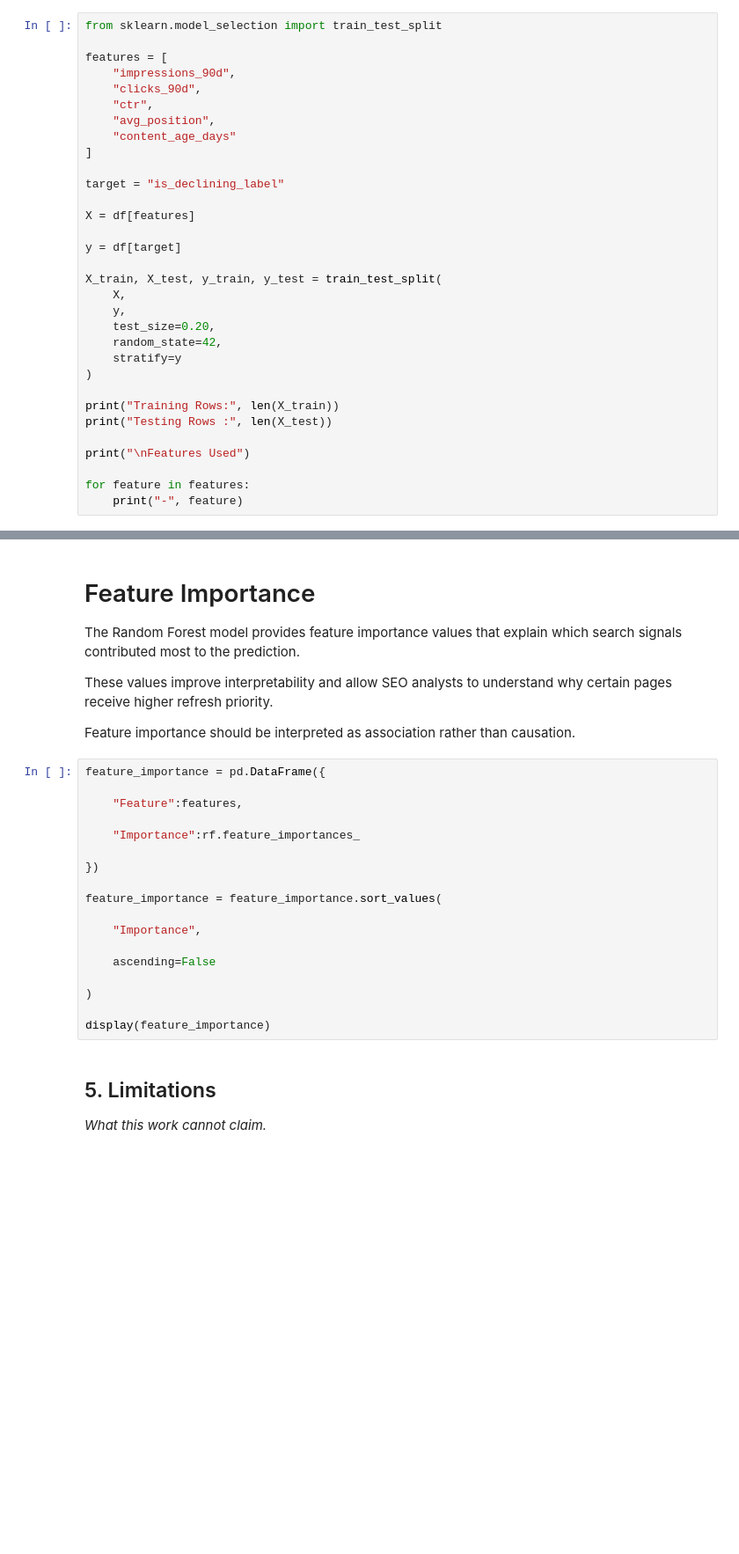
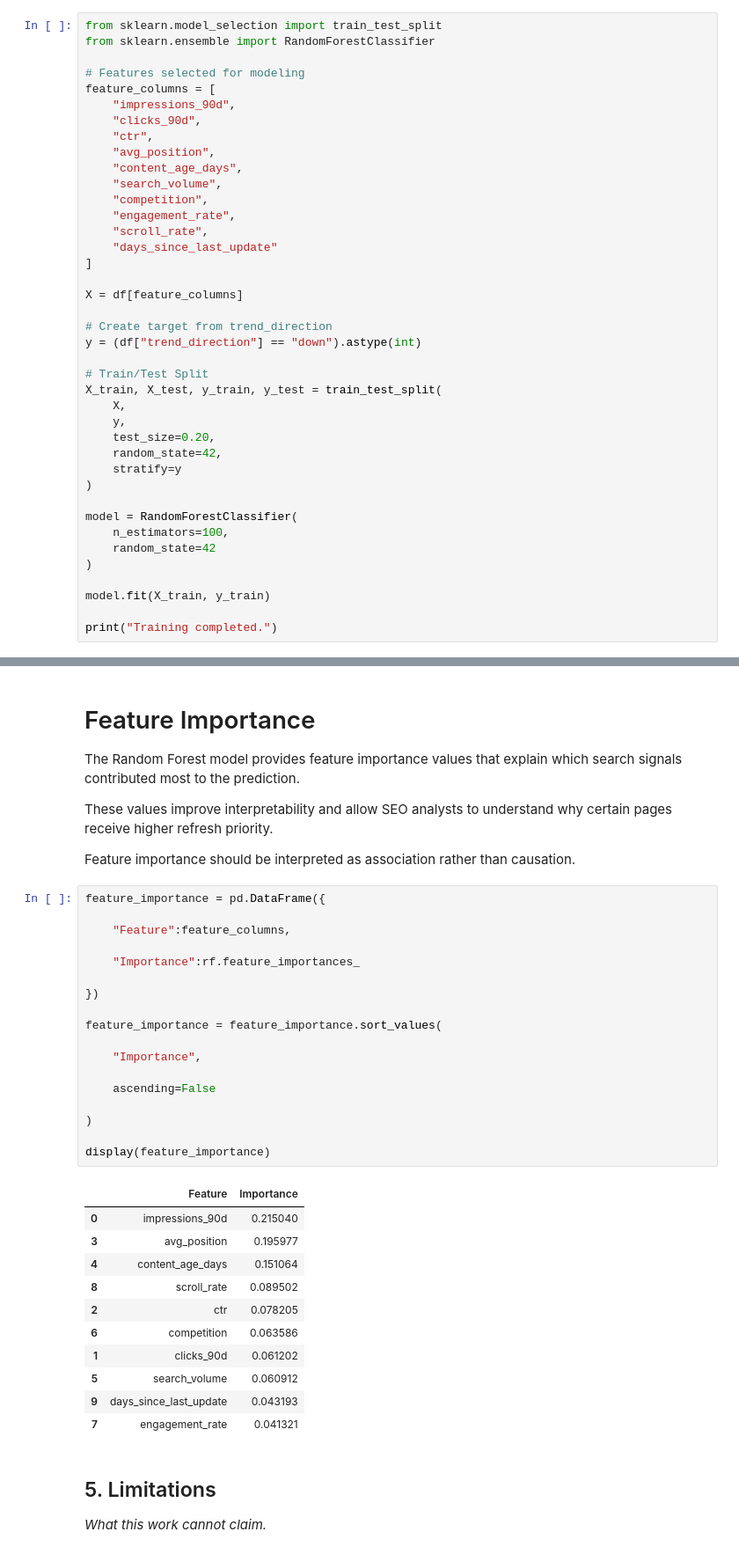
Before and after one commit to muneebulhaq02/flyrank-ml-internship, a Jupyter notebook: work/notebooks/capstone.ipynb, the cells around one changed output, grey strips where cells are left out. Shown at 88% size. Cells and saved outputs as stored; diff of their text form; blank space fills up the shorter version.

```diff
--- a/work/notebooks/capstone.ipynb
+++ b/work/notebooks/capstone.ipynb
@@ -171,20 +190,27 @@ This helps ensure honest evaluation.
 # %%
 from sklearn.model_selection import train_test_split
+from sklearn.ensemble import RandomForestClassifier
 
-features = [
+# Features selected for modeling
+feature_columns = [
     "impressions_90d",
     "clicks_90d",
     "ctr",
     "avg_position",
-    "content_age_days"
+    "content_age_days",
+    "search_volume",
+    "competition",
+    "engagement_rate",
+    "scroll_rate",
+    "days_since_last_update"
 ]
 
-target = "is_declining_label"
+X = df[feature_columns]
 
-X = df[features]
+# Create target from trend_direction
+y = (df["trend_direction"] == "down").astype(int)
 
-y = df[target]
-
+# Train/Test Split
 X_train, X_test, y_train, y_test = train_test_split(
     X,
     y,
@@ -193,10 +219,11 @@ X_train, X_test, y_train, y_test = train_test_split(
     stratify=y
 )
 
-print("Training Rows:", len(X_train))
-print("Testing Rows :", len(X_test))
+model = RandomForestClassifier(
+    n_estimators=100,
+    random_state=42
+)
 
-print("\nFeatures Used")
+model.fit(X_train, y_train)
 
-for feature in features:
-    print("-", feature)
+print("Training completed.")
@@ -314,21 +351,33 @@ Feature importance should be interpreted as association rather than causation.
 # %%
 feature_importance = pd.DataFrame({
 
-    "Feature":features,
+    "Feature":feature_columns,
 
     "Importance":rf.feature_importances_
 
 })
 
 feature_importance = feature_importance.sort_values(
 
     "Importance",
 
     ascending=False
 
 )
 
 display(feature_importance)
+# %% [output]
+|  | Feature | Importance |
+| 0 | impressions_90d | 0.215040 |
+| 3 | avg_position | 0.195977 |
+| 4 | content_age_days | 0.151064 |
+| 8 | scroll_rate | 0.089502 |
+| 2 | ctr | 0.078205 |
+| 6 | competition | 0.063586 |
+| 1 | clicks_90d | 0.061202 |
+| 5 | search_volume | 0.060912 |
+| 9 | days_since_last_update | 0.043193 |
+| 7 | engagement_rate | 0.041321 |
 # %% [markdown]
 ## 5. Limitations
 
```
Also changed, not shown: parts of 9 cells of this notebook.
